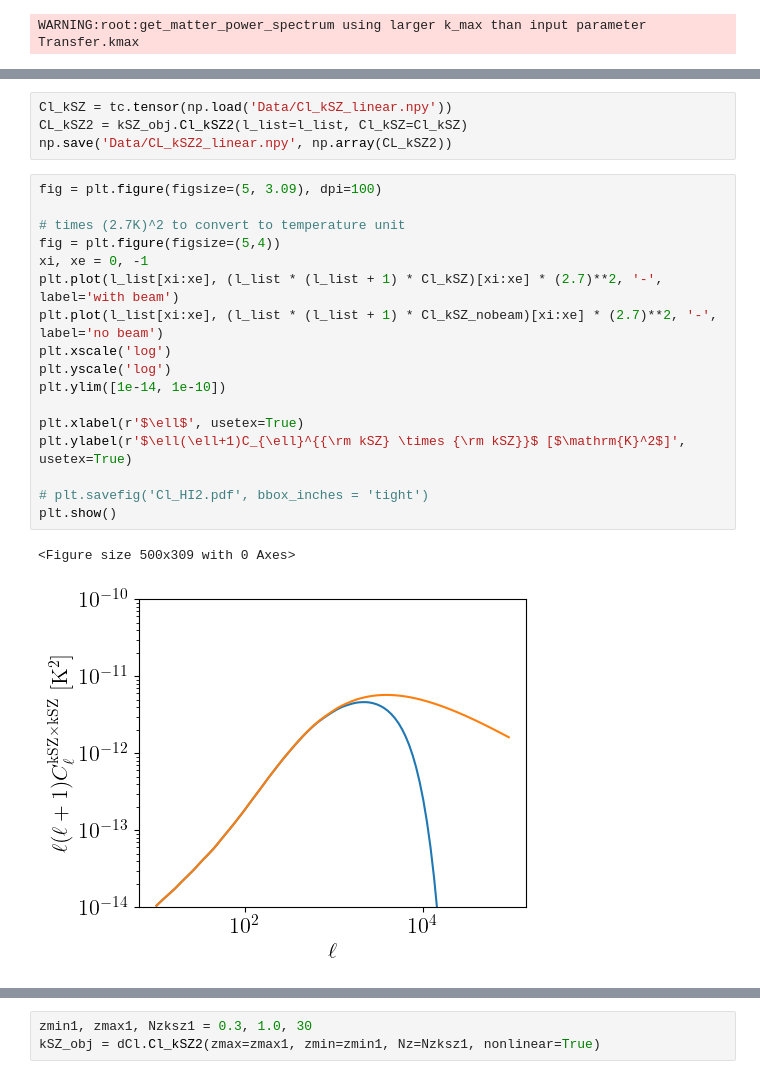
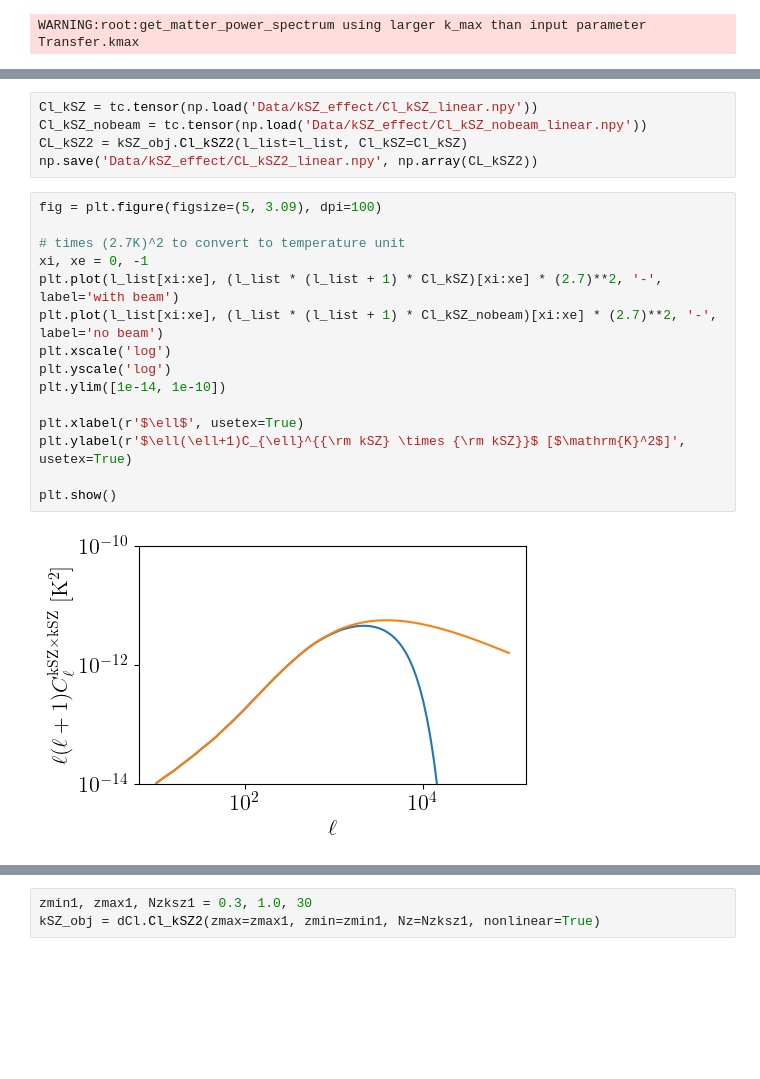
Before and after one commit to Einste11N/SquareField_CrossCorrelation, a Jupyter notebook: Evaluation.ipynb, the cells around one changed output, grey strips where cells are left out. Saved outputs shown, nothing was run; the diff lists cells and outputs as text; blank space fills up the shorter version.

Commit message:
New result, need to be more precises by chaging the array of l1

```diff
--- a/Evaluation.ipynb
+++ b/Evaluation.ipynb
@@ -279,29 +254,27 @@ np.save('Data/Cl_kSZ_nobeam_linear.npy', Cl_kSZ_nobeam)
 # %% [output]
 100 tensor(100000.)
 # %%
-Cl_kSZ = tc.tensor(np.load('Data/Cl_kSZ_linear.npy'))
+Cl_kSZ = tc.tensor(np.load('Data/kSZ_effect/Cl_kSZ_linear.npy'))
+Cl_kSZ_nobeam = tc.tensor(np.load('Data/kSZ_effect/Cl_kSZ_nobeam_linear.npy'))
 CL_kSZ2 = kSZ_obj.Cl_kSZ2(l_list=l_list, Cl_kSZ=Cl_kSZ)
-np.save('Data/CL_kSZ2_linear.npy', np.array(CL_kSZ2))
+np.save('Data/kSZ_effect/CL_kSZ2_linear.npy', np.array(CL_kSZ2))
 # %%
 fig = plt.figure(figsize=(5, 3.09), dpi=100)
 
 # times (2.7K)^2 to convert to temperature unit
-fig = plt.figure(figsize=(5,4))
 xi, xe = 0, -1
 plt.plot(l_list[xi:xe], (l_list * (l_list + 1) * Cl_kSZ)[xi:xe] * (2.7)**2, '-', label='with beam')
 plt.plot(l_list[xi:xe], (l_list * (l_list + 1) * Cl_kSZ_nobeam)[xi:xe] * (2.7)**2, '-', label='no beam')
 plt.xscale('log')
 plt.yscale('log')
 plt.ylim([1e-14, 1e-10])
 
 plt.xlabel(r'$\ell$', usetex=True)
 plt.ylabel(r'$\ell(\ell+1)C_{\ell}^{{\rm kSZ} \times {\rm kSZ}}$ [$\mathrm{K}^2$]', usetex=True)
 
-# plt.savefig('Cl_HI2.pdf', bbox_inches = 'tight')
 plt.show()
 # %% [output]
-<Figure size 500x309 with 0 Axes>
-[figure, old version]
+[figure, new version]
 # %%
 l_list_kSZ = tc.tensor(np.geomspace(10, 1e5, 101))
 
```
Also changed, not shown: parts of 63 cells of this notebook, 49 other files.
